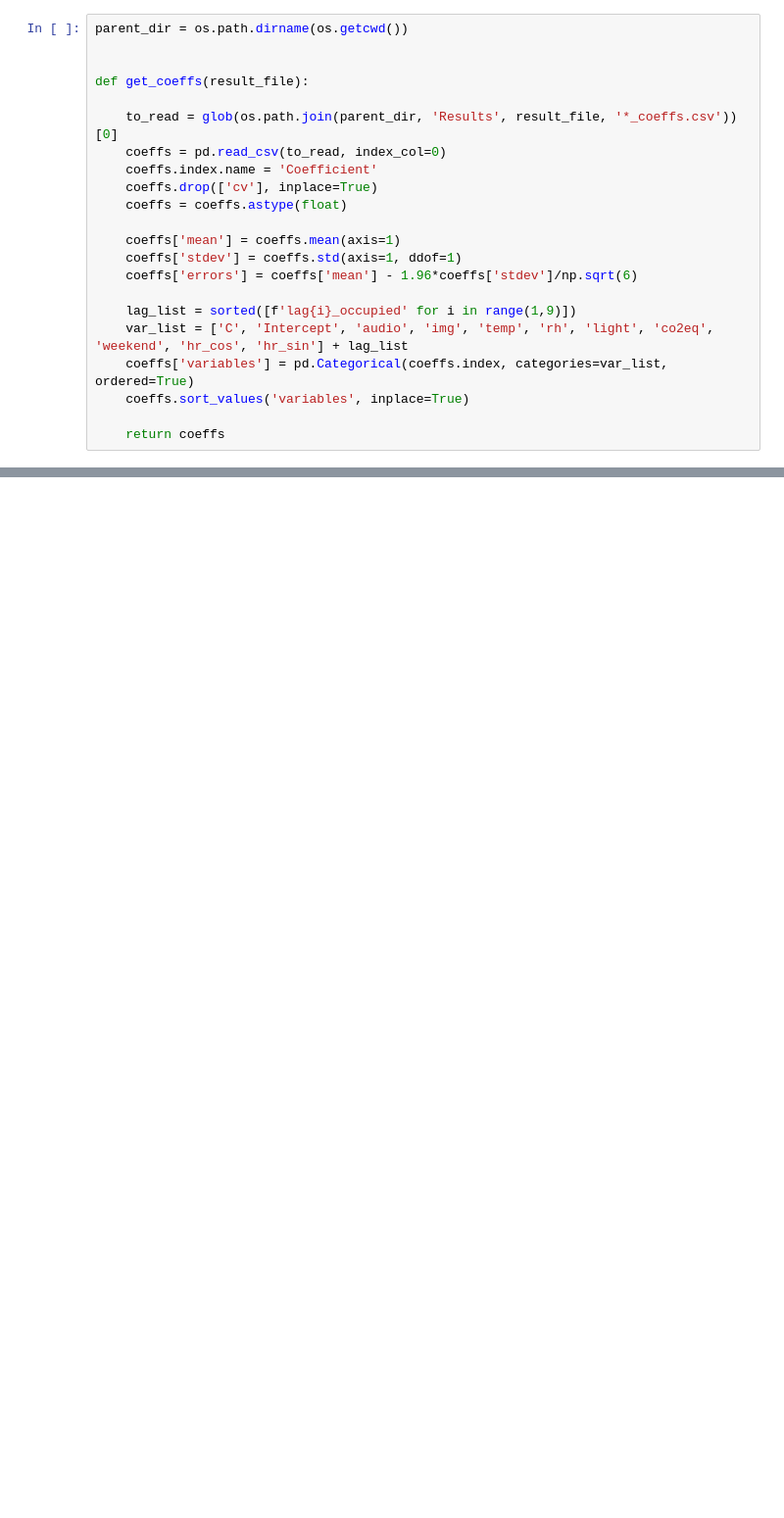
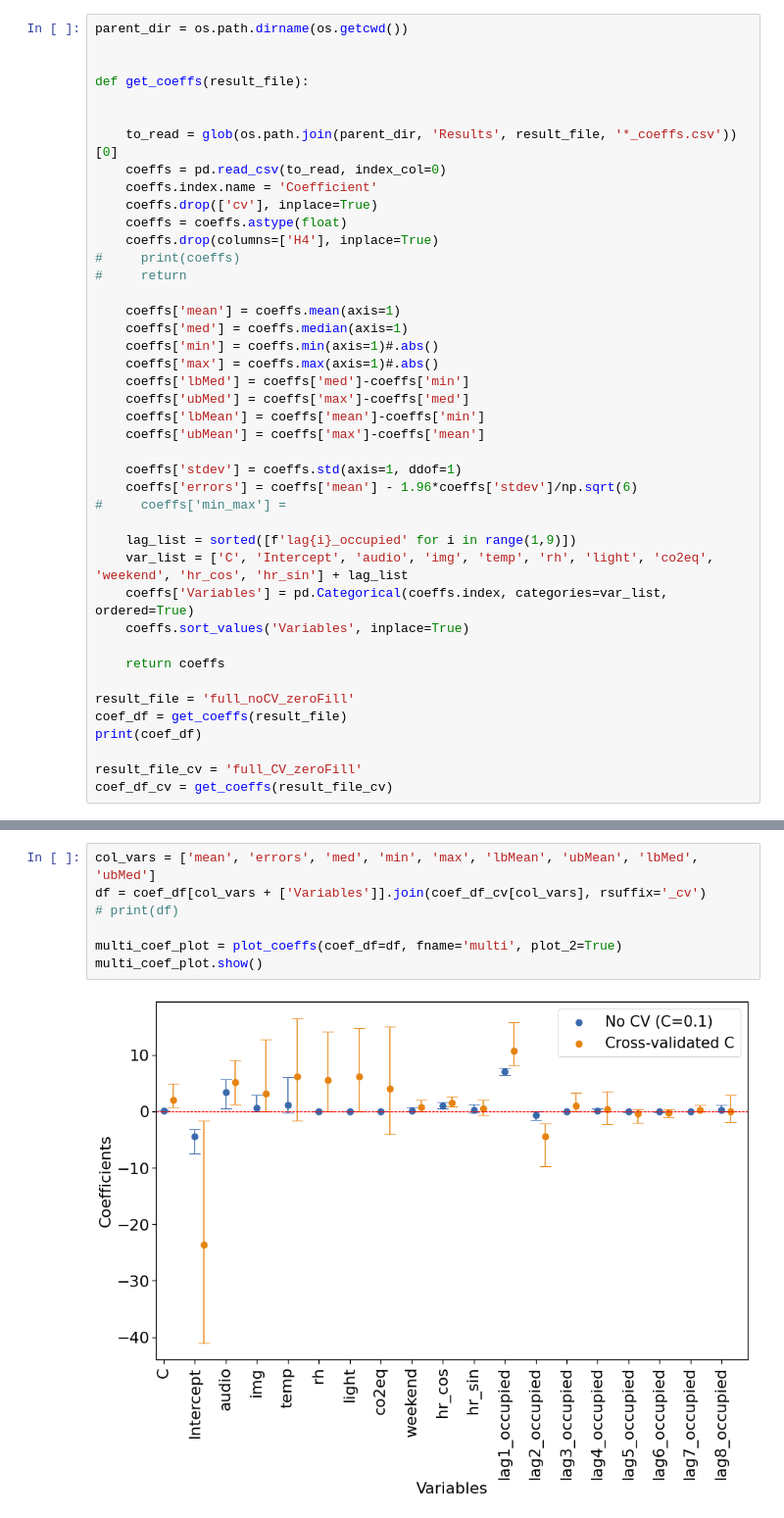
Before and after one commit to mhsjacoby/LogisticRegression_HPDmobile, a Jupyter notebook: Results/plot_coefficients.ipynb, the cells around one changed output, grey strips where cells are left out. Shown at 98% size. Drawn from its saved outputs; the diff is of its cells as text; blank space fills up the shorter version.

```diff
--- a/Results/plot_coefficients.ipynb
+++ b/Results/plot_coefficients.ipynb
@@ -16,19 +45,39 @@ parent_dir = os.path.dirname(os.getcwd())
 
 def get_coeffs(result_file):
 
+
     to_read = glob(os.path.join(parent_dir, 'Results', result_file, '*_coeffs.csv'))[0]
     coeffs = pd.read_csv(to_read, index_col=0)
     coeffs.index.name = 'Coefficient'
     coeffs.drop(['cv'], inplace=True)
     coeffs = coeffs.astype(float)
+    coeffs.drop(columns=['H4'], inplace=True)
+#     print(coeffs)
+#     return
 
     coeffs['mean'] = coeffs.mean(axis=1)
+    coeffs['med'] = coeffs.median(axis=1)
+    coeffs['min'] = coeffs.min(axis=1)#.abs()
+    coeffs['max'] = coeffs.max(axis=1)#.abs()
+    coeffs['lbMed'] = coeffs['med']-coeffs['min']
+    coeffs['ubMed'] = coeffs['max']-coeffs['med']
+    coeffs['lbMean'] = coeffs['mean']-coeffs['min']
+    coeffs['ubMean'] = coeffs['max']-coeffs['mean']
+
     coeffs['stdev'] = coeffs.std(axis=1, ddof=1)
     coeffs['errors'] = coeffs['mean'] - 1.96*coeffs['stdev']/np.sqrt(6)
+#     coeffs['min_max'] =
 
     lag_list = sorted([f'lag{i}_occupied' for i in range(1,9)])
     var_list = ['C', 'Intercept', 'audio', 'img', 'temp', 'rh', 'light', 'co2eq', 'weekend', 'hr_cos', 'hr_sin'] + lag_list
-    coeffs['variables'] = pd.Categorical(coeffs.index, categories=var_list, ordered=True)
-    coeffs.sort_values('variables', inplace=True)
+    coeffs['Variables'] = pd.Categorical(coeffs.index, categories=var_list, ordered=True)
+    coeffs.sort_values('Variables', inplace=True)
 
     return coeffs
+
+result_file = 'full_noCV_zeroFill'
+coef_df = get_coeffs(result_file)
+print(coef_df)
+
+result_file_cv = 'full_CV_zeroFill'
+coef_df_cv = get_coeffs(result_file_cv)
@@ -67,3 +162,12 @@ def get_coeffs(result_file):
+# %%
+col_vars = ['mean', 'errors', 'med', 'min', 'max', 'lbMean', 'ubMean', 'lbMed', 'ubMed']
+df = coef_df[col_vars + ['Variables']].join(coef_df_cv[col_vars], rsuffix='_cv')
+# print(df)
+
+multi_coef_plot = plot_coeffs(coef_df=df, fname='multi', plot_2=True)
+multi_coef_plot.show()
+# %% [output]
+[figure, added]
 # %%
 result_file = 'full_noCV_zeroFill'
 coef_df = get_coeffs(result_file)
```
Also changed, not shown: parts of 8 cells of this notebook, 53 other files.
